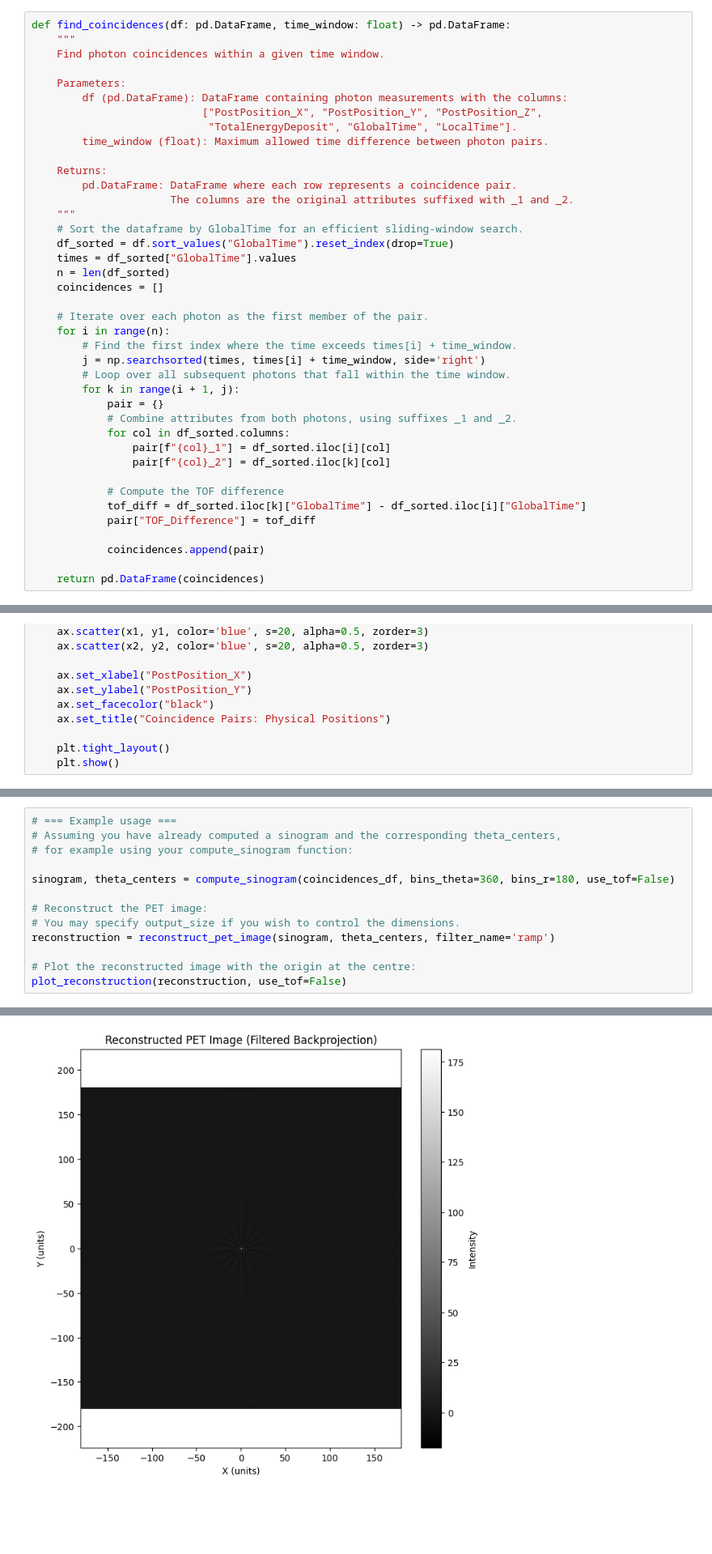
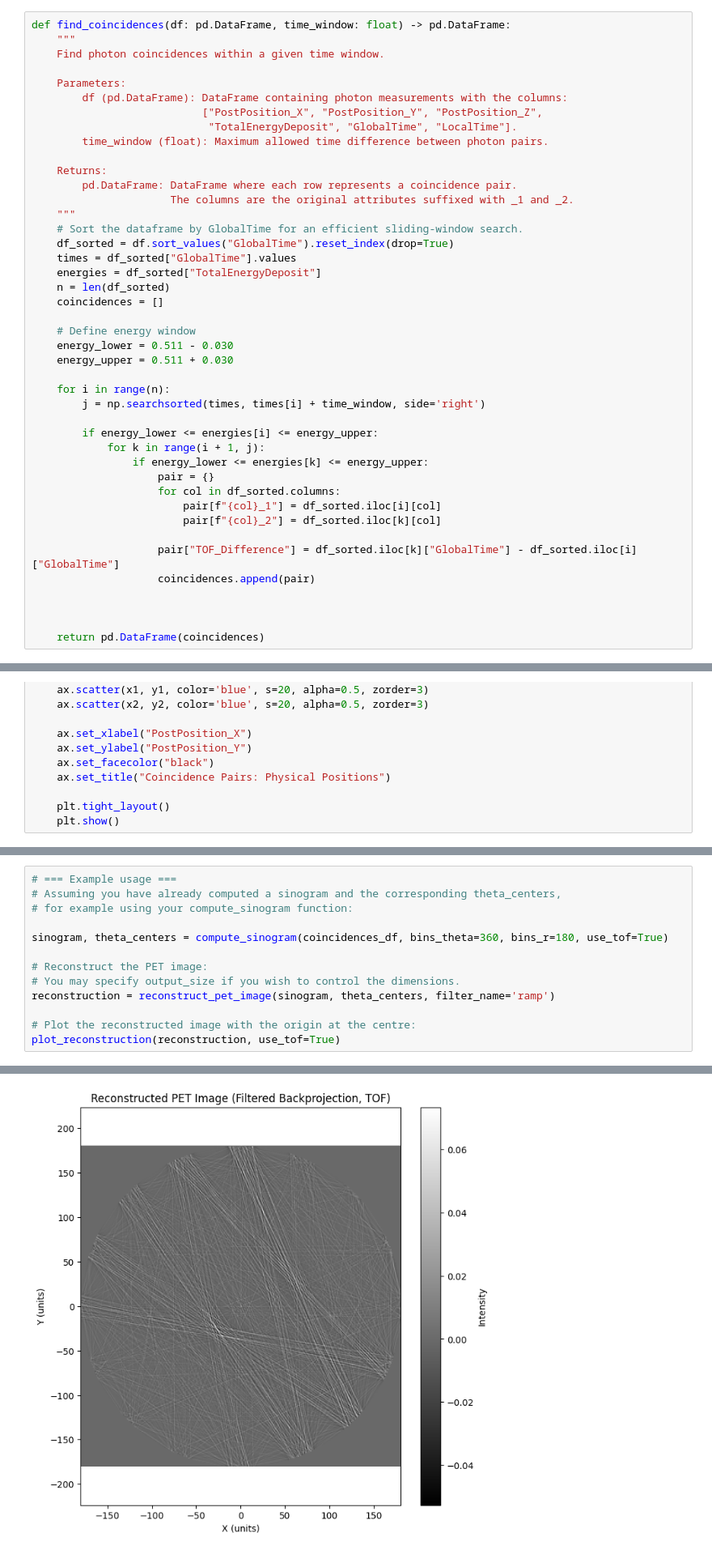
Before and after one commit to jemmabagg/picoPET-sim, a Jupyter notebook: recoCoincidences.ipynb, the cells around one changed output, grey strips where cells are left out. Shown at 81% size. Cells and saved outputs as stored; diff of their text form; blank space fills up the shorter version.

```diff
--- a/recoCoincidences.ipynb
+++ b/recoCoincidences.ipynb
@@ -76,26 +400,29 @@ def find_coincidences(df: pd.DataFrame, time_window: float) -> pd.DataFrame:
     # Sort the dataframe by GlobalTime for an efficient sliding-window search.
     df_sorted = df.sort_values("GlobalTime").reset_index(drop=True)
     times = df_sorted["GlobalTime"].values
+    energies = df_sorted["TotalEnergyDeposit"]
     n = len(df_sorted)
     coincidences = []
 
-    # Iterate over each photon as the first member of the pair.
+    # Define energy window
+    energy_lower = 0.511 - 0.030
+    energy_upper = 0.511 + 0.030
+
     for i in range(n):
-        # Find the first index where the time exceeds times[i] + time_window.
         j = np.searchsorted(times, times[i] + time_window, side='right')
-        # Loop over all subsequent photons that fall within the time window.
-        for k in range(i + 1, j):
-            pair = {}
-            # Combine attributes from both photons, using suffixes _1 and _2.
-            for col in df_sorted.columns:
-                pair[f"{col}_1"] = df_sorted.iloc[i][col]
-                pair[f"{col}_2"] = df_sorted.iloc[k][col]
 
-            # Compute the TOF difference
-            tof_diff = df_sorted.iloc[k]["GlobalTime"] - df_sorted.iloc[i]["GlobalTime"]
-            pair["TOF_Difference"] = tof_diff
+        if energy_lower <= energies[i] <= energy_upper:
+            for k in range(i + 1, j):
+                if energy_lower <= energies[k] <= energy_upper:
+                    pair = {}
+                    for col in df_sorted.columns:
+                        pair[f"{col}_1"] = df_sorted.iloc[i][col]
+                        pair[f"{col}_2"] = df_sorted.iloc[k][col]
 
-            coincidences.append(pair)
+                    pair["TOF_Difference"] = df_sorted.iloc[k]["GlobalTime"] - df_sorted.iloc[i]["GlobalTime"]
+                    coincidences.append(pair)
+
+
 
     return pd.DataFrame(coincidences)
 # %%
@@ -467,16 +815,16 @@ def plot_reconstruction(reconstruction: np.ndarray, use_tof: bool):
 # %%
 # === Example usage ===
 # Assuming you have already computed a sinogram and the corresponding theta_centers,
 # for example using your compute_sinogram function:
 
-sinogram, theta_centers = compute_sinogram(coincidences_df, bins_theta=360, bins_r=180, use_tof=False)
+sinogram, theta_centers = compute_sinogram(coincidences_df, bins_theta=360, bins_r=180, use_tof=True)
 
 # Reconstruct the PET image:
 # You may specify output_size if you wish to control the dimensions.
 reconstruction = reconstruct_pet_image(sinogram, theta_centers, filter_name='ramp')
 
 # Plot the reconstructed image with the origin at the centre:
-plot_reconstruction(reconstruction, use_tof=False)
+plot_reconstruction(reconstruction, use_tof=True)
 # %% [output]
 2D Sinogram Shape: (360, 180)
-[figure, old version]
+[figure, new version]
```
Also changed, not shown: parts of 11 cells of this notebook, 2 other files.
